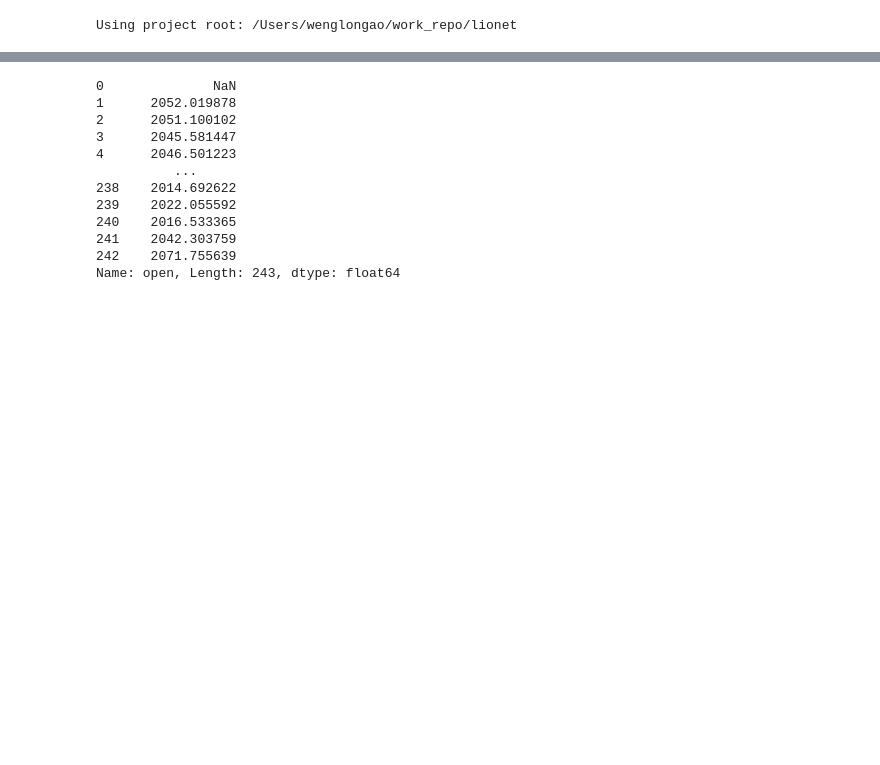
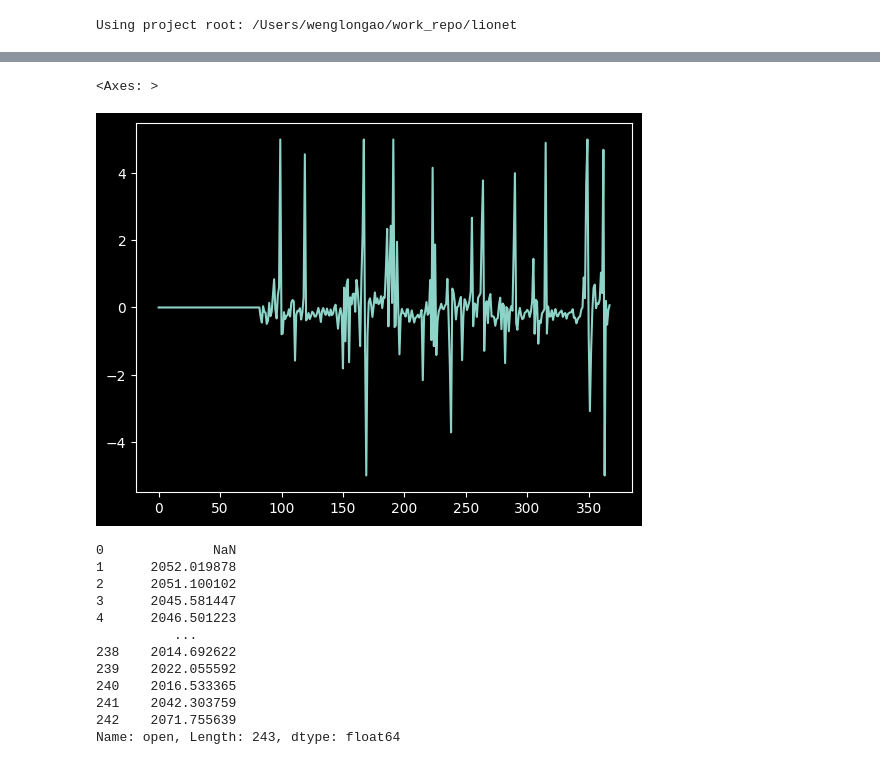
Before and after one commit to leoweng111/lionet, a Jupyter notebook: notebook/backtest_20260327.ipynb, the cells around one changed output, grey strips where cells are left out. Cells and saved outputs as stored; diff of their text form; code cells hidden in the pictures; blank space fills up the shorter version.

```diff
--- a/notebook/backtest_20260327.ipynb
+++ b/notebook/backtest_20260327.ipynb
@@ -108,5 +134,10 @@ print("strategy object:", type(strategy))
 bt object: <class 'factors.backtest.BackTester'>
 strategy object: <class 'strategy.strategy.Strategy'>
+# %%
+detail[["time", "factor_value", "position_lots", "equity", "nav"]]['factor_value'].plot()
+# %% [output]
+<Axes: >
+[figure, added]
 # %%
 bt.performance_detail['open'].shift(1)
 # %% [output]
```
Also changed, not shown: parts of 3 cells of this notebook, 3 other files.
